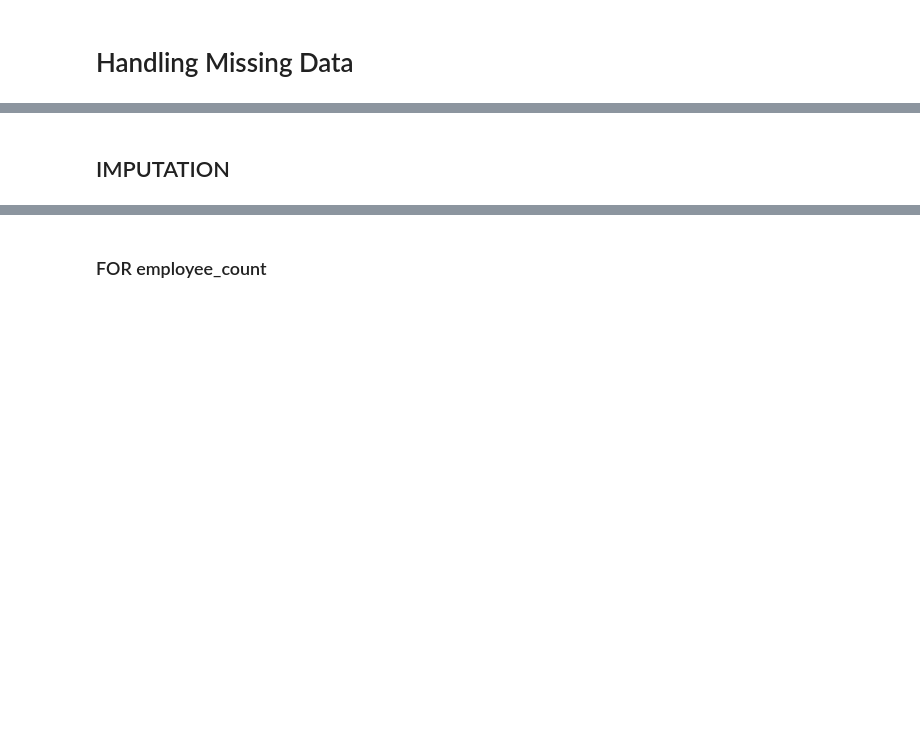
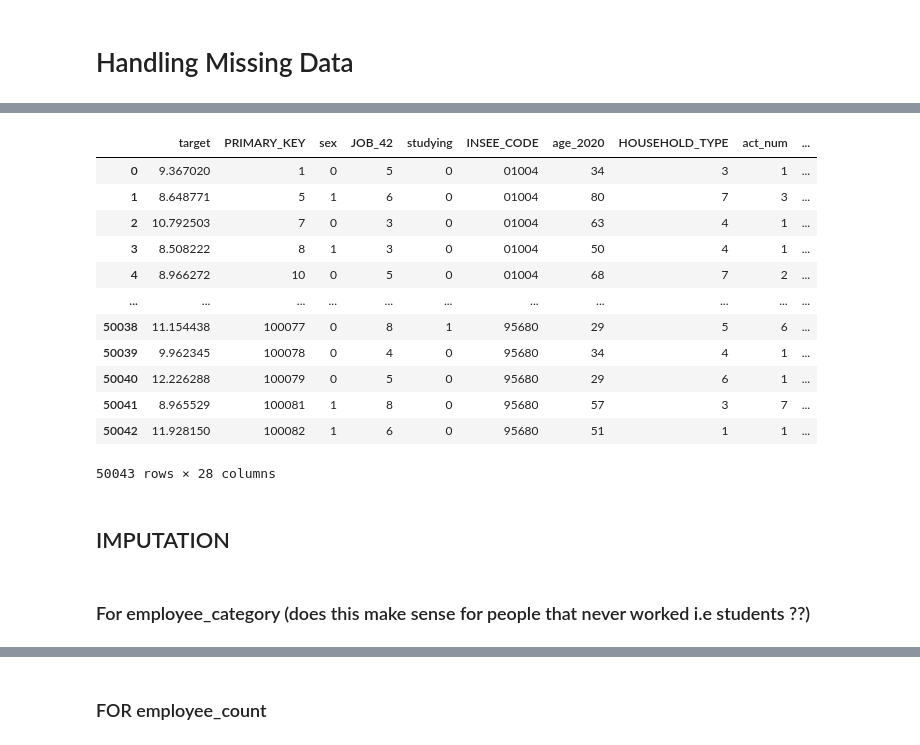
Before and after one commit to rinaaro/Machine-Learning-Project, a Jupyter notebook: merging_v3.ipynb, the cells around one changed output, grey strips where cells are left out. Saved outputs shown, nothing was run; the diff lists cells and outputs as text; code cells hidden in the pictures; blank space fills up the shorter version.

```diff
--- a/merging_v3.ipynb
+++ b/merging_v3.ipynb
@@ -249,2 +402,25 @@ emp_contract                  12727               25.4
+# %%
+learn_data["Pay"] = learn_data.apply(
+    lambda row: avg_working_hours.get(row["JOB_42_og"], np.nan) if pd.isnull(row["Pay"]) else row["Pay"],
+    axis=1
+)
+
+learn_data
+# %% [output]
+|  | target | PRIMARY_KEY | sex | JOB_42 | studying | INSEE_CODE | age_2020 | HOUSEHOLD_TYPE | act_num | ... |
+| 0 | 9.367020 | 1 | 0 | 5 | 0 | 01004 | 34 | 3 | 1 | ... |
+| 1 | 8.648771 | 5 | 1 | 6 | 0 | 01004 | 80 | 7 | 3 | ... |
+| 2 | 10.792503 | 7 | 0 | 3 | 0 | 01004 | 63 | 4 | 1 | ... |
+| 3 | 8.508222 | 8 | 1 | 3 | 0 | 01004 | 50 | 4 | 1 | ... |
+| 4 | 8.966272 | 10 | 0 | 5 | 0 | 01004 | 68 | 7 | 2 | ... |
+| ... | ... | ... | ... | ... | ... | ... | ... | ... | ... | ... |
+| 50038 | 11.154438 | 100077 | 0 | 8 | 1 | 95680 | 29 | 5 | 6 | ... |
+| 50039 | 9.962345 | 100078 | 0 | 4 | 0 | 95680 | 34 | 4 | 1 | ... |
+| 50040 | 12.226288 | 100079 | 0 | 5 | 0 | 95680 | 29 | 6 | 1 | ... |
+| 50041 | 8.965529 | 100081 | 1 | 8 | 0 | 95680 | 57 | 3 | 7 | ... |
+| 50042 | 11.928150 | 100082 | 1 | 6 | 0 | 95680 | 51 | 1 | 1 | ... |
+50043 rows × 28 columns
 # %% [markdown]
 ## IMPUTATION
+# %% [markdown]
+### For employee_category (does this make sense for people that never worked i.e students ??)
```
Also changed, not shown: parts of 54 cells of this notebook.
